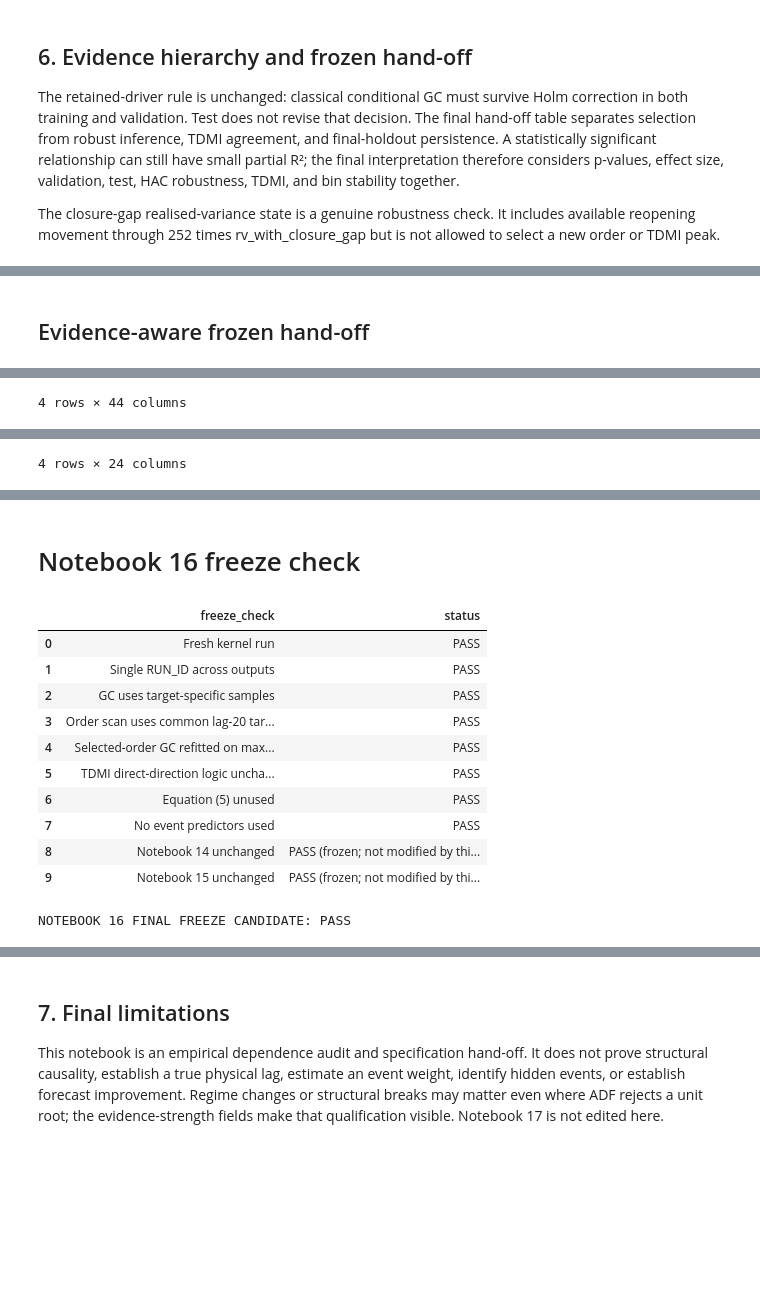
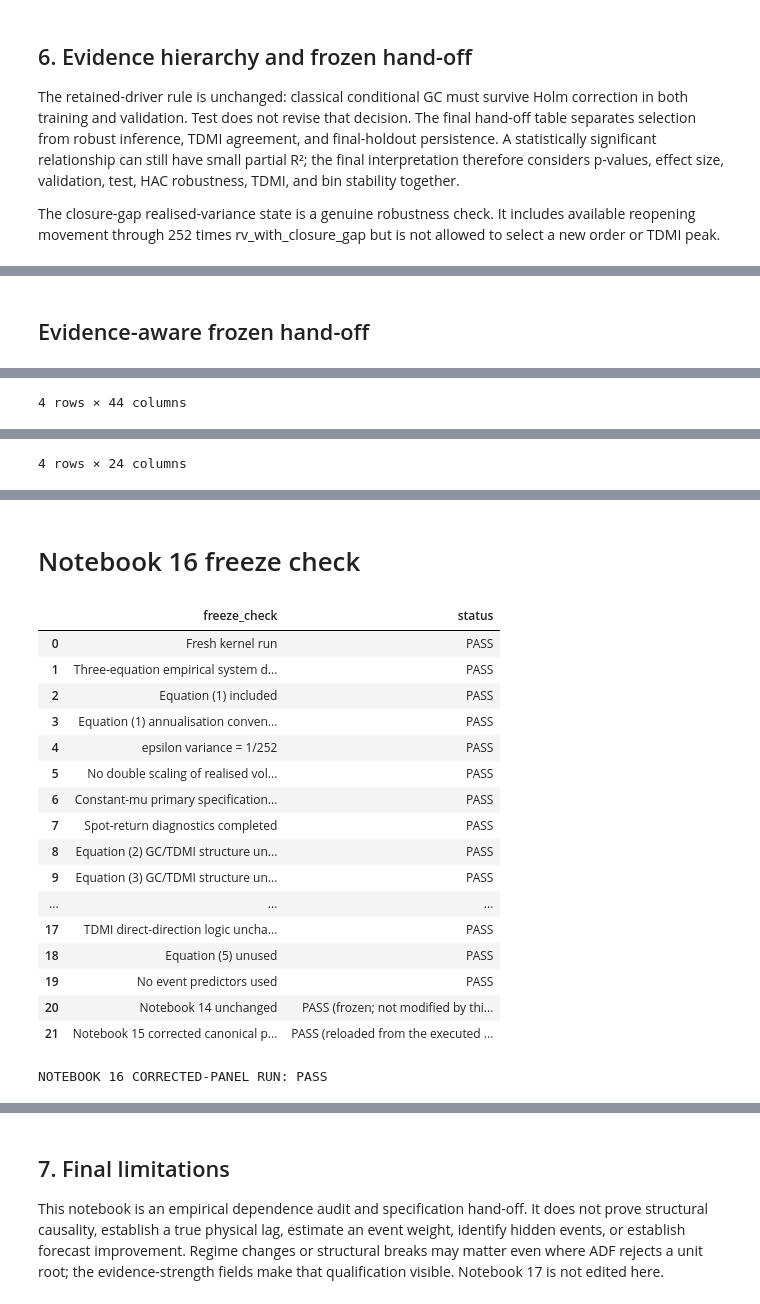
Before and after one commit to JivN24/HSBC-AN-RN, a Jupyter notebook: CODEWORK/Linus' Task Re-Do/16_empirical_gc_tdmi_dependence_structure.ipynb, the cells around one changed output, grey strips where cells are left out. Saved outputs shown, nothing was run; the diff lists cells and outputs as text; code cells hidden in the pictures; blank space fills up the shorter version.

```diff
--- a/CODEWORK/Linus' Task Re-Do/16_empirical_gc_tdmi_dependence_structure.ipynb
+++ b/CODEWORK/Linus' Task Re-Do/16_empirical_gc_tdmi_dependence_structure.ipynb
@@ -604,13 +737,20 @@ selected_sample_counts=(gcblocks[gcblocks.test_type.eq("cross_variable") if "tes
 target_summary=target_summary.merge(selected_sample_counts,on="target",how="left")
 sensitivity=pd.concat([bin_stability.assign(sensitivity="TDMI_bin_peak"),closure_gc[["edge_id","closure_gap_training_robust"]].assign(sensitivity="closure_gap_training"),model_spec[["source","target","train_validation_hac_robust","holdout_hac_robust"]].assign(sensitivity="HAC_inference")],ignore_index=True,sort=False)
 all_curves=pd.concat([tdmi_curves,*bin_curve_parts],ignore_index=True,sort=False)
-exports={"16_empirical_analysis_panel.csv":panel[["model_day","sample_split","structure_eligible"]+STATES+["realised_variance_with_closure_ann_252"]],"16_stationarity_diagnostics.csv":stationarity_blocks,"16_gc_order_scan.csv":order_scan_df,"16_gc_block_tests.csv":pd.concat([gcblocks.assign(test_type="cross_variable"),ownblocks.assign(test_type="own_history")],ignore_index=True),"16_gc_individual_lag_diagnostics.csv":individual,"16_residual_diagnostics.csv":residuals,"16_tdmi_curves.csv":all_curves,"16_tdmi_summary.csv":tdmi_summary,"16_closure_gap_sensitivity.csv":closure_gc,"16_model_specification.csv":model_spec,"16_target_model_summary.csv":target_summary,"16_sensitivity_summary.csv":sensitivity}
+# Full three-equation machine-readable handoff; the existing two-target GC table remains intact.
+system_specification=pd.DataFrame([
+ {"equation":"spot_return","target":"within_session_log_return","mean_structure":"constant","mean_parameter":"mu","volatility_state":"realised_variance_ann_252","volatility_link":"sqrt","delta_t":"1/252","shock":"epsilon","shock_variance":"1/252","forecast_role":"observation_distribution"},
+ {"equation":"realised_variance","target":"realised_variance_ann_252","history_order":n_star,"innovation":"u_R = nu_tilde * eta","forecast_role":"dynamic_background"},
+ {"equation":"implied_variance","target":"implied_variance_ann","history_order":m_star,"innovation":"u_I = nu * zeta","forecast_role":"dynamic_background"}])
+exports={"16_empirical_analysis_panel.csv":panel[["model_day","sample_split","structure_eligible"]+STATES+["realised_variance_with_closure_ann_252"]],"16_stationarity_diagnostics.csv":stationarity_blocks,"16_gc_order_scan.csv":order_scan_df,"16_gc_block_tests.csv":pd.concat([gcblocks.assign(test_type="cross_variable"),ownblocks.assign(test_type="own_history")],ignore_index=True),"16_gc_individual_lag_diagnostics.csv":individual,"16_residual_diagnostics.csv":residuals,"16_tdmi_curves.csv":all_curves,"16_tdmi_summary.csv":tdmi_summary,"16_closure_gap_sensitivity.csv":closure_gc,"16_model_specification.csv":model_spec,"16_target_model_summary.csv":target_summary,"16_sensitivity_summary.csv":sensitivity,"16_spot_return_equation_diagnostics.csv":spot_diagnostics,"16_system_specification.csv":system_specification}
 for name,frame in exports.items():
     frame=frame.copy();frame.insert(0,"RUN_ID",RUN_ID);exports[name]=frame;frame.to_csv(PROCESSED_DIR/name,index=False)
 ids=[]
 for name,frame in exports.items():
     load=pd.read_csv(PROCESSED_DIR/name);assert len(load)==len(frame) and load.RUN_ID.nunique()==1 and load.RUN_ID.iloc[0]==RUN_ID;ids.append(load.RUN_ID.iloc[0])
 assert len(set(ids))==1 and MAX_LAG==20 and TDMI_SURROGATES>=1000 and tdmi_curves.lag.between(1,20).all() and not model_spec.equation5_used.any()
+assert np.isclose(panel.loc[panel.rv_within.notna(),"realised_variance_ann_252"],252*panel.loc[panel.rv_within.notna(),"rv_within"]).all()
+assert (spot_diagnostics.epsilon_target_variance==1/252).all()
 assert all(model_spec.retained_from_train_validation.eq(model_spec.train_classical_support&model_spec.validation_classical_support))
 display(Markdown("## Evidence-aware frozen hand-off"));display(model_spec);display(target_summary);display(closure_gc)
 retained=model_spec.loc[model_spec.retained_from_train_validation,"source"].str.cat(model_spec.loc[model_spec.retained_from_train_validation,"target"],sep=" -> ").tolist()
@@ -626,6 +766,18 @@ assert order_scan_df.groupby("target").n_observations.nunique().eq(1).all()
 assert (target_summary.selected_n_train >= order_scan_df.groupby("target").n_observations.first().reindex(target_summary.target).to_numpy()).all()
 freeze_checks={
     "Fresh kernel run":"PASS",
+    "Three-equation empirical system documented":"PASS",
+    "Equation (1) included":"PASS",
+    "Equation (1) annualisation convention consistent":"PASS",
+    "epsilon variance = 1/252":"PASS",
+    "No double scaling of realised volatility":"PASS",
+    "Constant-mu primary specification documented":"PASS",
+    "Spot-return diagnostics completed":"PASS",
+    "Equation (2) GC/TDMI structure unchanged":"PASS",
+    "Equation (3) GC/TDMI structure unchanged":"PASS",
+    "Selected realised-variance order":f"PASS ({n_star})",
+    "Selected implied-variance order":f"PASS ({m_star})",
+    "No jump process":"PASS",
     "Single RUN_ID across outputs":"PASS" if len(set(ids))==1 else "FAIL",
     "GC uses target-specific samples":"PASS",
     "Order scan uses common lag-20 target-specific sample":"PASS",
@@ -634,10 +786,10 @@ freeze_checks={
     "Equation (5) unused":"PASS" if not model_spec.equation5_used.any() else "FAIL",
     "No event predictors used":"PASS",
     "Notebook 14 unchanged":"PASS (frozen; not modified by this notebook)",
-    "Notebook 15 unchanged":"PASS (frozen; not modified by this notebook)"}
+    "Notebook 15 corrected canonical panel":"PASS (reloaded from the executed (8) construction notebook)"}
 freeze_table=pd.DataFrame(freeze_checks.items(),columns=["freeze_check","status"]);display(Markdown("# Notebook 16 freeze check"));display(freeze_table)
 assert all(str(v).startswith("PASS") for v in freeze_checks.values())
-print("NOTEBOOK 16 FINAL FREEZE CANDIDATE: PASS")
+print("NOTEBOOK 16 CORRECTED-PANEL RUN: PASS")
 # %% [output]
 ## Evidence-aware frozen hand-off
 |  | source | target | selected_target_history_order | retained_from_train_validation | train_classical_support | ... |
@@ -661,15 +813,21 @@ RUN_ID: 2026-08-10T22:55:43.383518+00:00. BIC selected n*=1, m*=16; boundary war
 
 All TDMI direction selection uses direct positive source-leading-target lags. Training peaks, frozen validation/test evidence, and 5/10/15-bin timing stability are recorded separately. Closure-gap robustness is explicitly a **training-stage frozen-specification** check. Equation (5), event terms, hidden-event signals, and forecasting remain outside scope.
 # Notebook 16 freeze check
 |  | freeze_check | status |
 | 0 | Fresh kernel run | PASS |
-| 1 | Single RUN_ID across outputs | PASS |
-| 2 | GC uses target-specific samples | PASS |
-| 3 | Order scan uses common lag-20 tar... | PASS |
-| 4 | Selected-order GC refitted on max... | PASS |
-| 5 | TDMI direct-direction logic uncha... | PASS |
-| 6 | Equation (5) unused | PASS |
-| 7 | No event predictors used | PASS |
-| 8 | Notebook 14 unchanged | PASS (frozen; not modified by thi... |
-| 9 | Notebook 15 unchanged | PASS (frozen; not modified by thi... |
+| 1 | Three-equation empirical system d... | PASS |
+| 2 | Equation (1) included | PASS |
+| 3 | Equation (1) annualisation conven... | PASS |
+| 4 | epsilon variance = 1/252 | PASS |
+| 5 | No double scaling of realised vol... | PASS |
+| 6 | Constant-mu primary specification... | PASS |
+| 7 | Spot-return diagnostics completed | PASS |
+| 8 | Equation (2) GC/TDMI structure un... | PASS |
+| 9 | Equation (3) GC/TDMI structure un... | PASS |
+| ... | ... | ... |
+| 17 | TDMI direct-direction logic uncha... | PASS |
+| 18 | Equation (5) unused | PASS |
+| 19 | No event predictors used | PASS |
+| 20 | Notebook 14 unchanged | PASS (frozen; not modified by thi... |
+| 21 | Notebook 15 corrected canonical p... | PASS (reloaded from the executed ... |
-NOTEBOOK 16 FINAL FREEZE CANDIDATE: PASS
+NOTEBOOK 16 CORRECTED-PANEL RUN: PASS
```
Also changed, not shown: parts of 13 cells of this notebook, 46 other files.
